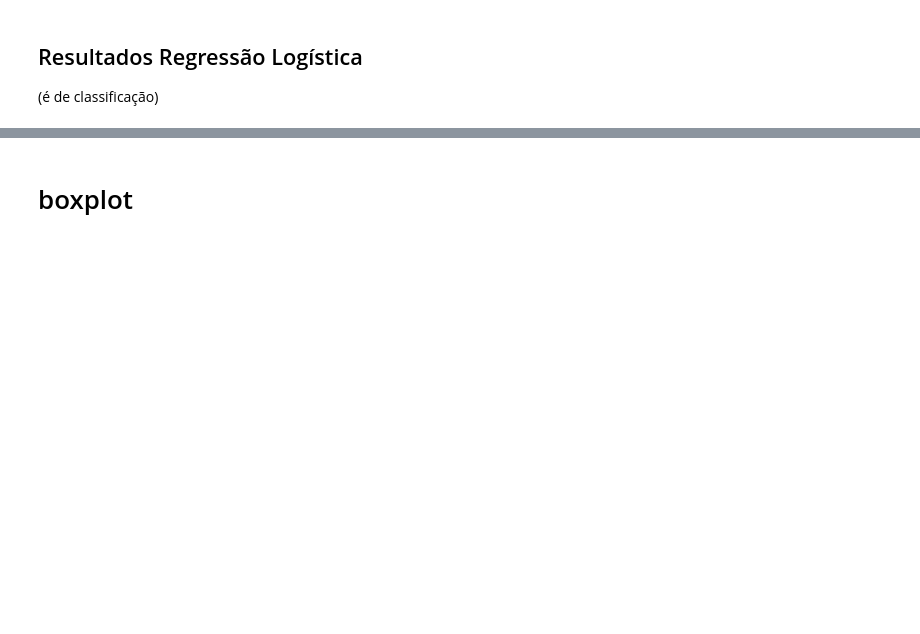
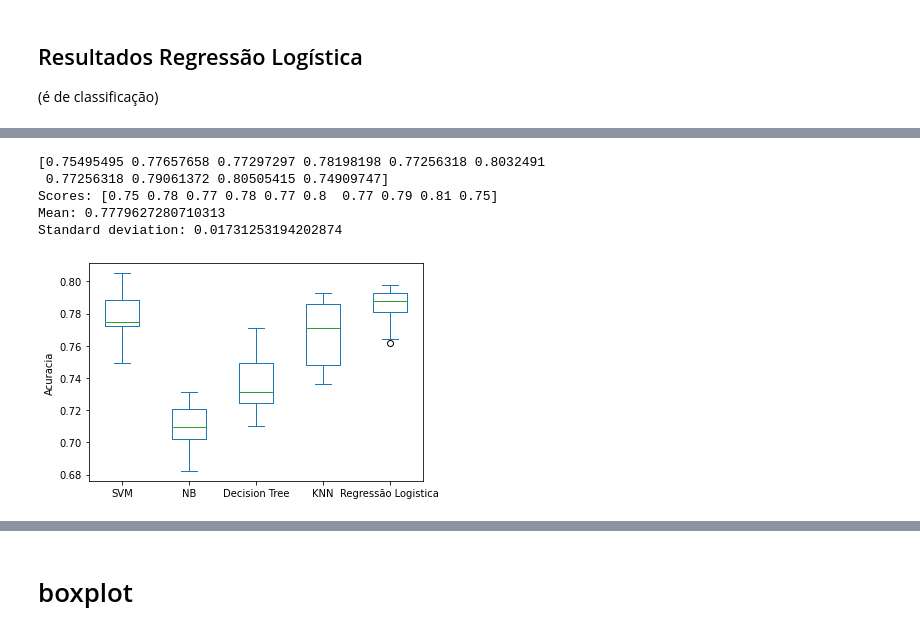
Before and after one commit to thomasbekhor/Exploratory-and-Predictive-Analysis, a Jupyter notebook: PASSANGERS.ipynb, the cells around one changed output, grey strips where cells are left out. Cells and saved outputs as stored; diff of their text form; code cells hidden in the pictures; blank space fills up the shorter version.

```diff
--- a/PASSANGERS.ipynb
+++ b/PASSANGERS.ipynb
@@ -455,9 +560,8 @@ knn_scores = cross_val_score(
     X_trainpassanger,
     y_trainpassanger,
     cv=10,
+    n_jobs=-1,
 )
+print(knn_scores)
 
-knn_rmse_scores = knn_scores
-print(knn_rmse_scores)
-
-display_scores(knn_rmse_scores)
+display_scores(knn_scores)
@@ -472,9 +591,11 @@ clr_scores = cross_val_score(
     X_trainpassanger,
     y_trainpassanger,
     cv=10,
+    n_jobs=-1
+
 )
 
-clr_rmse_scores = clr_scores
-print(clr_rmse_scores)
 
-display_scores(clr_rmse_scores)
+print(clr_scores)
+
+display_scores(clr_scores)
@@ -488,9 +624,9 @@ nb_scores = cross_val_score(
     X_trainpassanger,
     y_trainpassanger,
     cv=10,
+    n_jobs=-1
 )
 
-nb_rmse_scores = nb_scores
-print(nb_rmse_scores)
+print(nb_scores)
 
-display_scores(nb_rmse_scores)
+display_scores(nb_scores)
@@ -504,9 +655,30 @@ SVM_scores = cross_val_score(
     X_trainpassanger,
     y_trainpassanger,
     cv=10,
+    n_jobs=-1
 )
 
-SVM_rmse_scores = SVM_scores
-print(SVM_rmse_scores)
+print(SVM_scores)
 
-display_scores(SVM_rmse_scores)
+display_scores(SVM_scores)
+# %% [output]
+[0.75495495 0.77657658 0.77297297 0.78198198 0.77256318 0.8032491
+ 0.77256318 0.79061372 0.80505415 0.74909747]
+Scores: [0.75 0.78 0.77 0.78 0.77 0.8  0.77 0.79 0.81 0.75]
+Mean: 0.7779627280710313
+Standard deviation: 0.01731253194202874
+# %%
+pd.DataFrame({
+    'SVM': SVM_scores,
+    'NB': nb_scores,
+    'Decision Tree': tree_scores,
+    'KNN': knn_scores,
+     'Regressão Logistica': clr_scores,
+
+}).plot.box(
+    xlabel='Classificador',
+    ylabel='Acuracia',
+    figsize=(6, 4),
+);
+# %% [output]
+[figure, added]
```
Also changed, not shown: parts of 42 cells of this notebook.
